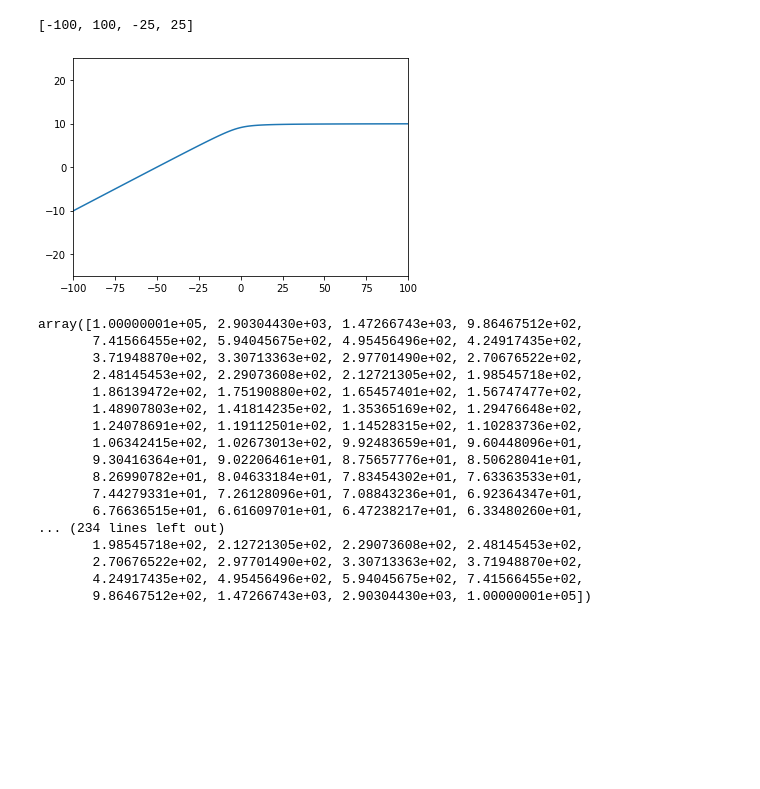
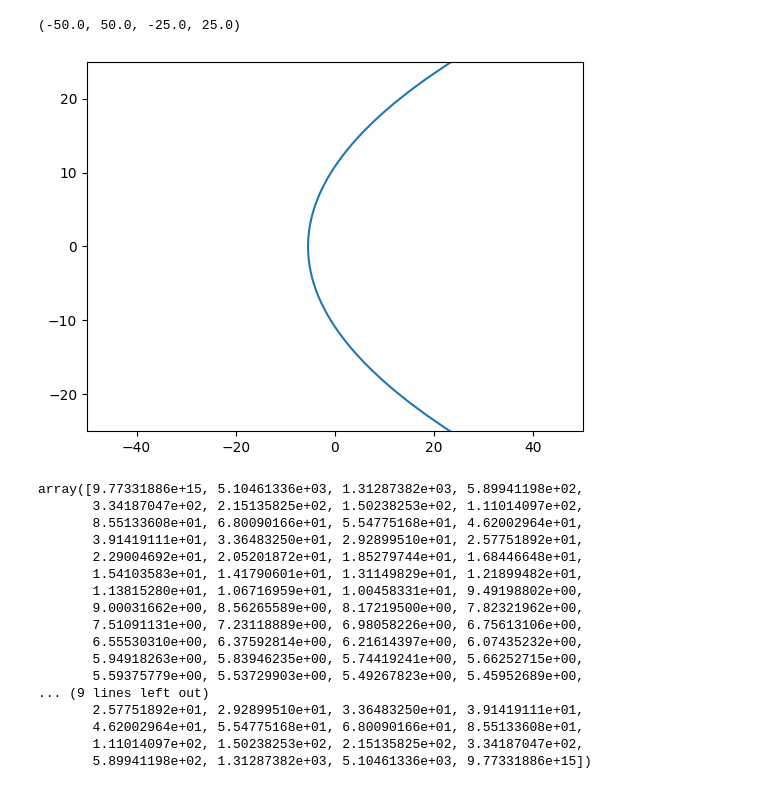
Before and after one commit to gsalinasphys/orbits, a Jupyter notebook: orbit2d.ipynb, the cells around one changed output. Saved outputs shown, nothing was run; the diff lists cells and outputs as text; code cells hidden in the pictures; blank space fills up the shorter version.

```diff
--- a/orbit2d.ipynb
+++ b/orbit2d.ipynb
@@ -5,37 +5,37 @@ from matplotlib import pyplot as plt
 from scipy.integrate import quad
 import numpy as np
 # %%
-d0, b, v0 = 1.e5, 10., 1.
-k = 1.
+d0, b, v0 = 1.e16, 6e3, -200
+k = 1.32712e11
 # %%
 (thetai, thetaf), rs, ts = get_2dtrajectory(d0, b, v0, k)
 # %%
 plot_2dtraj(d0, b, v0, k)
-plt.axis([-100,100,-25,25])
+plt.axis([-50,50,-25,25])
 # %% [output]
-[-100, 100, -25, 25]
+(-50.0, 50.0, -25.0, 25.0)
-[figure, old version]
+[figure, new version]
 # %%
-thetas = np.linspace(thetai, thetaf, 1_000)
+thetas = np.linspace(thetai, thetaf, 100)
 rs(thetas)
 # %% [output]
-array([1.00000001e+05, 2.90304430e+03, 1.47266743e+03, 9.86467512e+02,
-       7.41566455e+02, 5.94045675e+02, 4.95456496e+02, 4.24917435e+02,
-       3.71948870e+02, 3.30713363e+02, 2.97701490e+02, 2.70676522e+02,
-       2.48145453e+02, 2.29073608e+02, 2.12721305e+02, 1.98545718e+02,
-       1.86139472e+02, 1.75190880e+02, 1.65457401e+02, 1.56747477e+02,
-       1.48907803e+02, 1.41814235e+02, 1.35365169e+02, 1.29476648e+02,
-       1.24078691e+02, 1.19112501e+02, 1.14528315e+02, 1.10283736e+02,
-       1.06342415e+02, 1.02673013e+02, 9.92483659e+01, 9.60448096e+01,
-       9.30416364e+01, 9.02206461e+01, 8.75657776e+01, 8.50628041e+01,
-       8.26990782e+01, 8.04633184e+01, 7.83454302e+01, 7.63363533e+01,
-       7.44279331e+01, 7.26128096e+01, 7.08843236e+01, 6.92364347e+01,
-       6.76636515e+01, 6.61609701e+01, 6.47238217e+01, 6.33480260e+01,
-... (234 lines left out)
-       1.98545718e+02, 2.12721305e+02, 2.29073608e+02, 2.48145453e+02,
-       2.70676522e+02, 2.97701490e+02, 3.30713363e+02, 3.71948870e+02,
-       4.24917435e+02, 4.95456496e+02, 5.94045675e+02, 7.41566455e+02,
-       9.86467512e+02, 1.47266743e+03, 2.90304430e+03, 1.00000001e+05])
+array([9.77331886e+15, 5.10461336e+03, 1.31287382e+03, 5.89941198e+02,
+       3.34187047e+02, 2.15135825e+02, 1.50238253e+02, 1.11014097e+02,
+       8.55133608e+01, 6.80090166e+01, 5.54775168e+01, 4.62002964e+01,
+       3.91419111e+01, 3.36483250e+01, 2.92899510e+01, 2.57751892e+01,
+       2.29004692e+01, 2.05201872e+01, 1.85279744e+01, 1.68446648e+01,
+       1.54103583e+01, 1.41790601e+01, 1.31149829e+01, 1.21899482e+01,
+       1.13815280e+01, 1.06716959e+01, 1.00458331e+01, 9.49198802e+00,
+       9.00031662e+00, 8.56265589e+00, 8.17219500e+00, 7.82321962e+00,
+       7.51091131e+00, 7.23118889e+00, 6.98058226e+00, 6.75613106e+00,
+       6.55530310e+00, 6.37592814e+00, 6.21614397e+00, 6.07435232e+00,
+       5.94918263e+00, 5.83946235e+00, 5.74419241e+00, 5.66252715e+00,
+       5.59375779e+00, 5.53729903e+00, 5.49267823e+00, 5.45952689e+00,
+... (9 lines left out)
+       2.57751892e+01, 2.92899510e+01, 3.36483250e+01, 3.91419111e+01,
+       4.62002964e+01, 5.54775168e+01, 6.80090166e+01, 8.55133608e+01,
+       1.11014097e+02, 1.50238253e+02, 2.15135825e+02, 3.34187047e+02,
+       5.89941198e+02, 1.31287382e+03, 5.10461336e+03, 9.77331886e+15])
 # %%
 ts(thetas)
 # %% [output]
```
Also changed, not shown: parts of 2 cells of this notebook, 4 other files.
